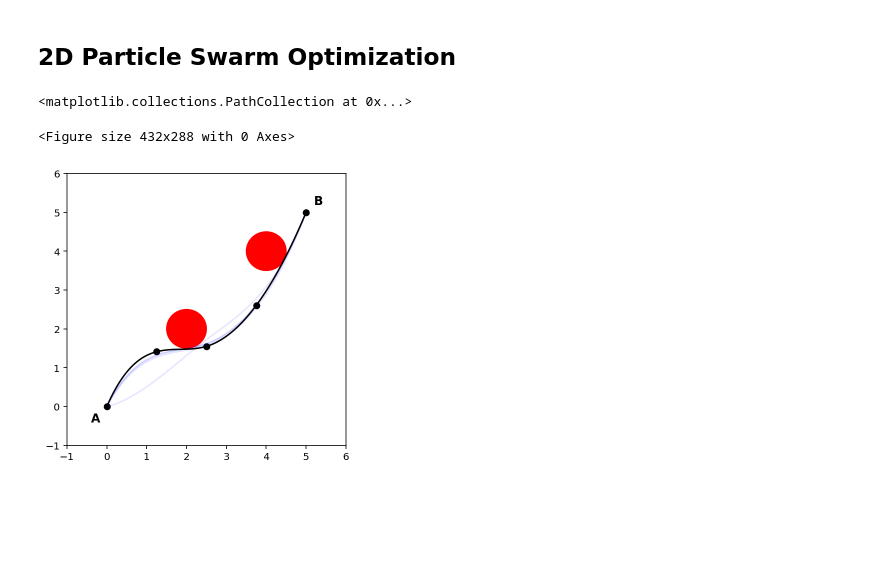
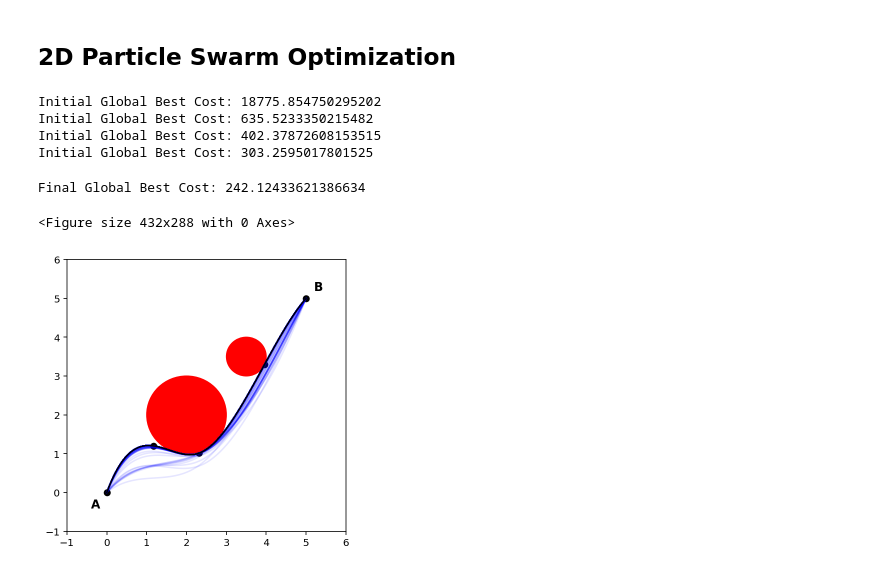
Before and after one commit to naguzmans/opportunistic-utm, a Jupyter notebook: pso_model_2D.ipynb, the cells around one changed output. Drawn from its saved outputs; the diff is of its cells as text; code cells hidden in the pictures; blank space fills up the shorter version.

```diff
--- a/pso_model_2D.ipynb
+++ b/pso_model_2D.ipynb
@@ -39,9 +39,9 @@ class Particle:
   def Cost(self):
 
     # X Cleaner
-    for i in range(1, len(particle.x)):
-      while particle.x[i] <= particle.x[i-1]:
-        particle.x[i] = particle.x[i] + 0.1
+    # for i in range(1, len(particle.x)):
+    #   while particle.x[i] <= particle.x[i-1]:
+    #     particle.x[i] = particle.x[i] + 0.1
 
     # Create spline
     # cs = csaps.CubicSmoothingSpline(self.x, self.y, smooth=1)
@@ -52,11 +52,14 @@ class Particle:
     violation = 0
     for i in range(0, len(obstacles)):
       distance_to_obstacle = np.sqrt((self.xs-obstacles[i].x)**2+(self.ys-obstacles[i].y)**2)
-      v = np.maximum(1-distance_to_obstacle/obstacles[i].r, 0)
+      v = 1-distance_to_obstacle/obstacles[i].r
+      for j in range(0,len(v)):
+        if v[j] < 0:
+          v[j] = 0
       violation += np.mean(v)
 
     # Calculate final cost
-    beta = 100
+    beta = 1000
     self.cost = np.sum(distance_to_obstacle)*(1+beta*violation)
 
   def Best(self, x, y, xs, ys, cost):
@@ -71,16 +74,16 @@ class Particle:
     y = np.linspace(start[1], end[1], handles+2)
 
     for i in range(1, len(x)):
-      # x[i] = x[i] * (.5 + np.random.uniform(10)/10)
-      y[i] = y[i] * (.5 + np.random.uniform(10)/10)
+      x[i] = x[i] * (1+np.random.uniform(-.1,.1))
+      y[i] = y[i] * np.random.uniform(-.5,.5)
 
-      # if x[i] < x[i-1]:
-      #   x[i] = x[i-1] * 1.1
+    #   # if x[i] < x[i-1]:
+    #   #   x[i] = x[i-1] * 1.1
 
-      if y[i] < y[i-1]:
-        y[i] = y[i-1] * 1.1
+    #   # if y[i] < y[i-1]:
+    #   #   y[i] = y[i-1] * 1.1
 
-    # x = x/x[-1] * end[0]
+    x = x/x[-1] * end[0]
     y = y/y[-1] * end[1]
 
     return x,y
@@ -94,7 +97,7 @@ class GlobalBest:
     self.cost = cost
 
 # Create model obstacles
-obstacles = [Obstacle(2,2,.5), Obstacle(4,4,.5)]
+obstacles = [Obstacle(2,2,1), Obstacle(3.5,3.5,.5)]
 
 # Create Particle Swarm
 particles = []
@@ -109,7 +112,10 @@ for particle in particles:
   if particle.cost < global_best.cost:
     global_best.x = particle.x.copy()
     global_best.y = particle.y.copy()
+    global_best.xs = particle.xs.copy()
+    global_best.ys = particle.ys.copy()
     global_best.cost = particle.cost.copy()
+    print(f'Initial Global Best Cost: {global_best.cost}')
 
 # Particle Swarm Optimization
 canvas_max_x = 5
@@ -118,7 +124,7 @@ canvas_max_y = 5
 canvas_min_y = 0
 iterations = 100
 w = 1
-wdamp = .98
+wdamp = .9
 c1 = 1.5
 c2 = 1.5
 alpha = .1
@@ -142,7 +148,7 @@ for i in tqdm(range(0, iterations)):
   for particle in particles:
 
     # X
-    particle.vx = w*particle.vx.copy() + \
+    particle.vx = w*particle.vx + \
                   c1*np.random.rand(1, handles+2).reshape(handles+2)*(particle.best_x.copy()-particle.x.copy()) + \
                   c2*np.random.rand(1, handles+2).reshape(handles+2)*(global_best.x.copy()-particle.x.copy())
 
@@ -152,51 +158,54 @@ for i in tqdm(range(0, iterations)):
     particle.x += particle.vx.copy()
 
     # Y
-    particle.vy = w*particle.vy.copy() + \
+    particle.vy = w*particle.vy + \
                   c1*np.random.rand(1, handles+2).reshape(handles+2)*(particle.best_y.copy()-particle.y.copy()) + \
                   c2*np.random.rand(1, handles+2).reshape(handles+2)*(global_best.y.copy()-particle.y.copy())
 
     particle.vy = np.maximum(particle.vy.copy(), vel_min_y)
     particle.vy = np.minimum(particle.vy.copy(), vel_max_y)
 
     particle.y += particle.vy.copy()
 
-    # print(f'Iteration {i} - Particle X: {particle.x}')
+    # print(f'Iteration {i} - Particle VX: {particle.vx} - Particle VY: {particle.vy}')
 
     # Calculate cost
     particle.Cost()
     if particle.cost < particle.best_cost:
       particle.best_x = particle.x.copy()
       particle.best_y = particle.y.copy()
       particle.best_xs = particle.xs.copy()
       particle.best_ys = particle.ys.copy()
       particle.best_cost = particle.cost.copy()
 
       # print(f'Particle Best X: {particle.best_x}')
 
-      if particle.best_cost < global_best.cost:
-        global_best.x = particle.best_x.copy()
-        global_best.y = particle.best_y.copy()
-        global_best.xs = particle.best_xs.copy()
-        global_best.ys = particle.best_ys.copy()
-        global_best.cost = particle.best_cost.copy()
+    if particle.cost < global_best.cost:
+      global_best.x = particle.x.copy()
+      global_best.y = particle.y.copy()
+      global_best.xs = particle.xs.copy()
+      global_best.ys = particle.ys.copy()
+      global_best.cost = particle.cost.copy()
 
-        # global_best.Spline()
-        ax.plot(global_best.xs, global_best.ys, color ='b', alpha=.1)
+      ax.plot(global_best.xs, global_best.ys, color ='b', alpha=.1)
+      # ax.scatter(global_best.x, global_best.y, c = 'b', alpha=.1)
 
-        # print(f'Particle Best Cost: {particle.best_cost}')
-        # print(f'Global Best X: {global_best.x}')
-        # ax.scatter(global_best.x, global_best.y, c = 'b')
+      # print(f'Global Best Cost: {global_best.cost}')
 
   # print(f'Global Best X Iter: {global_best.x}')
-  # w = w * wdamp
+  w = w * wdamp
 
 ax.plot(global_best.xs, global_best.ys, color ='k')
 ax.scatter(global_best.x, global_best.y, c = 'k')
+print(f'Final Global Best Cost: {global_best.cost}')
 # %% [output]
-<matplotlib.collections.PathCollection at 0x...>
+Initial Global Best Cost: 18775.854750295202
+Initial Global Best Cost: 635.5233350215482
+Initial Global Best Cost: 402.37872608153515
+Initial Global Best Cost: 303.2595017801525
-<Figure size 432x288 with 0 Axes>
+Final Global Best Cost: 242.12433621386634
+<Figure size 432x288 with 0 Axes>
-[figure, old version]
+[figure, new version]
 # %%
 from re import U
 from scipy import interpolate
```
Also changed, not shown: parts of 5 cells of this notebook.
